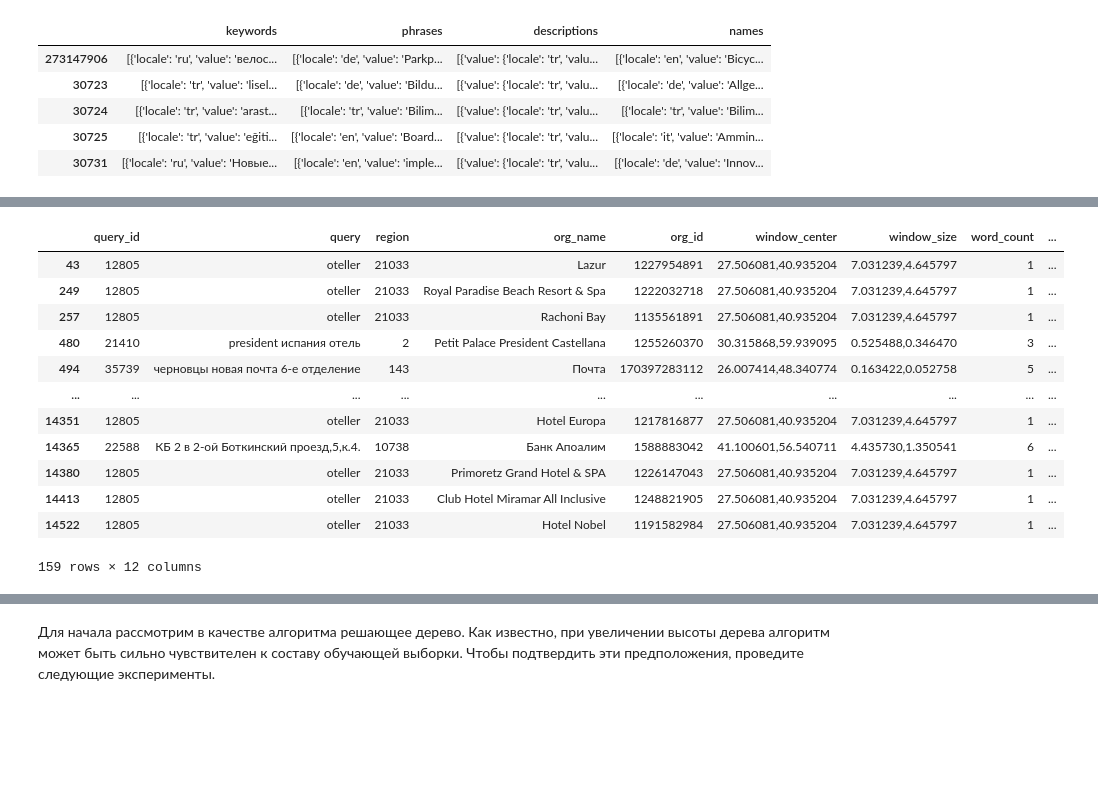
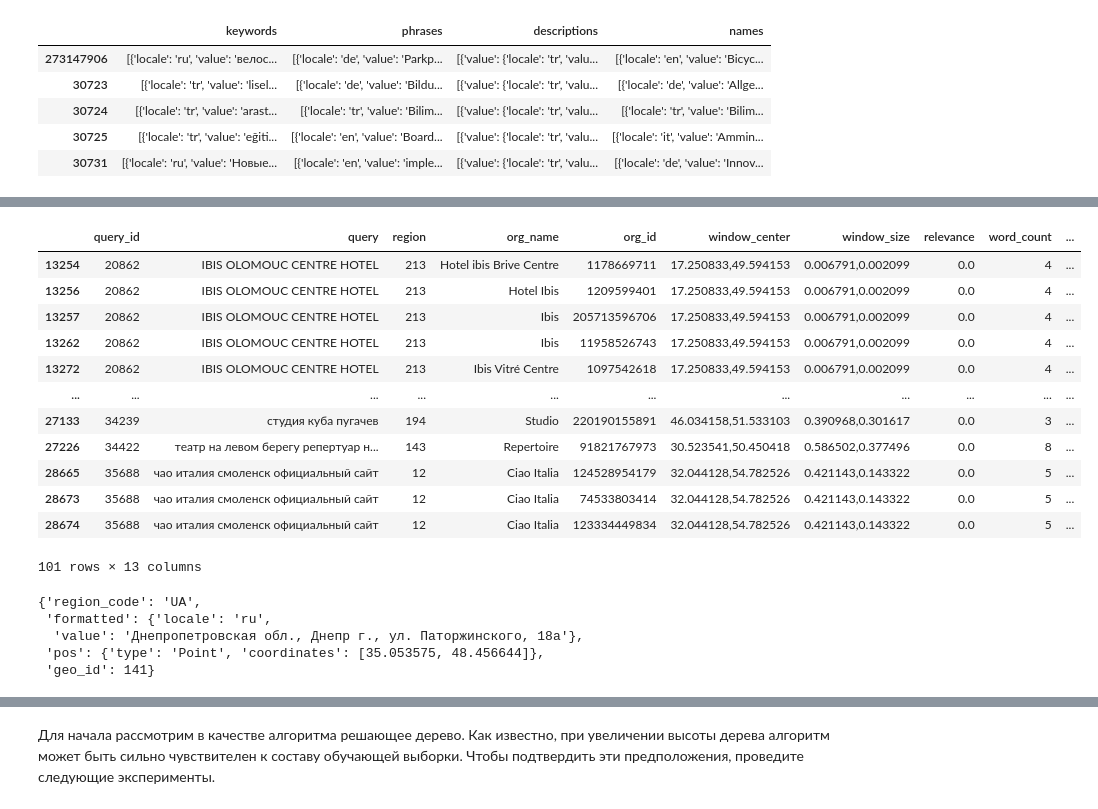
Before and after one commit to Mr-S-Mirzoev/Data-Science, a Jupyter notebook: ML-Tasks/lab03.ipynb, the cells around one changed output, grey strips where cells are left out. Saved outputs shown, nothing was run; the diff lists cells and outputs as text; code cells hidden in the pictures; blank space fills up the shorter version.

```diff
--- a/ML-Tasks/lab03.ipynb
+++ b/ML-Tasks/lab03.ipynb
@@ -239,6 +204,6 @@ from difflib import SequenceMatcher
 def similar(a, b):
     return SequenceMatcher(None, a, b).ratio()
 
-df_test["querry_and_result_similarity"] = np.vectorize(similar)(df_test["org_name"], df_test["query"])
-df_test
+df_train["querry_and_result_similarity"] = np.vectorize(similar)(df_train["org_name"], df_train["query"])
+df_train
 # %% [output]
@@ -258,4 +223,4 @@ df_test
 # %%
-df_test["org_json"] = np.vectorize(lambda x: test_org_info_df[x])(df_test["org_id"])
-df_test["org_json"][0]
+df_train["org_json"] = np.vectorize(lambda x: train_org_info_df[x])(df_train["org_id"])
+df_train["org_json"][0]
 # %% [output]
@@ -267,6 +232,6 @@ Name: 1249145086, dtype: object
 # %%
-df_test["region_code"] = np.vectorize(lambda x: x["address"]["region_code"])(df_test["org_json"])
-grouped = df_test[["org_name", "region_code"]].groupby('region_code').agg(['count'])["org_name"]
+df_train["region_code"] = np.vectorize(lambda x: x["address"]["region_code"])(df_train["org_json"])
+grouped = df_train[["org_name", "region_code"]].groupby('region_code').agg(['count'])["org_name"]
 grouped = grouped.sort_values('count', ascending=False)
 CATS_QUANTITY = 5
 top_cats = list(grouped.reset_index()["region_code"][:CATS_QUANTITY])
@@ -276,5 +241,5 @@ top_cats
 # %%
-top_cats_encoded = {top_cats[i] : 1 << i for i in range(CATS_QUANTITY)}
-REGION_CODE_ONE_HOT_DEFAULT = 1 << CATS_QUANTITY
+top_cats_encoded = {top_cats[i] : 1 << (i + 1) for i in range(CATS_QUANTITY)}
+REGION_CODE_ONE_HOT_DEFAULT = 1
 top_cats_encoded
 # %% [output]
@@ -282,17 +247,25 @@ top_cats_encoded
 # %%
-df_test["region_code_encoded"] = np.vectorize(lambda x: top_cats_encoded.setdefault(x, REGION_CODE_ONE_HOT_DEFAULT))(df_test["region_code"])
-df_test[df_test["region_code_encoded"]==1 << CATS_QUANTITY]
+df_train["region_code_encoded"] = np.vectorize(lambda x: top_cats_encoded.setdefault(x, REGION_CODE_ONE_HOT_DEFAULT))(df_train["region_code"])
+df_train[df_train["region_code_encoded"]==1 << CATS_QUANTITY]
 # %% [output]
-|  | query_id | query | region | org_name | org_id | window_center | window_size | word_count | ... |
-| 43 | 12805 | oteller | 21033 | Lazur | 1227954891 | 27.506081,40.935204 | 7.031239,4.645797 | 1 | ... |
-| 249 | 12805 | oteller | 21033 | Royal Paradise Beach Resort & Spa | 1222032718 | 27.506081,40.935204 | 7.031239,4.645797 | 1 | ... |
-| 257 | 12805 | oteller | 21033 | Rachoni Bay | 1135561891 | 27.506081,40.935204 | 7.031239,4.645797 | 1 | ... |
-| 480 | 21410 | president испания отель | 2 | Petit Palace President Castellana | 1255260370 | 30.315868,59.939095 | 0.525488,0.346470 | 3 | ... |
-| 494 | 35739 | черновцы новая почта 6-е отделение | 143 | Почта | 170397283112 | 26.007414,48.340774 | 0.163422,0.052758 | 5 | ... |
-| ... | ... | ... | ... | ... | ... | ... | ... | ... | ... |
-| 14351 | 12805 | oteller | 21033 | Hotel Europa | 1217816877 | 27.506081,40.935204 | 7.031239,4.645797 | 1 | ... |
-| 14365 | 22588 | КБ 2 в 2-ой Боткинский проезд,5,к.4. | 10738 | Банк Апоалим | 1588883042 | 41.100601,56.540711 | 4.435730,1.350541 | 6 | ... |
-| 14380 | 12805 | oteller | 21033 | Primoretz Grand Hotel & SPA | 1226147043 | 27.506081,40.935204 | 7.031239,4.645797 | 1 | ... |
-| 14413 | 12805 | oteller | 21033 | Club Hotel Miramar All Inclusive | 1248821905 | 27.506081,40.935204 | 7.031239,4.645797 | 1 | ... |
-| 14522 | 12805 | oteller | 21033 | Hotel Nobel | 1191582984 | 27.506081,40.935204 | 7.031239,4.645797 | 1 | ... |
+|  | query_id | query | region | org_name | org_id | window_center | window_size | relevance | word_count | ... |
+| 13254 | 20862 | IBIS OLOMOUC CENTRE HOTEL | 213 | Hotel ibis Brive Centre | 1178669711 | 17.250833,49.594153 | 0.006791,0.002099 | 0.0 | 4 | ... |
+| 13256 | 20862 | IBIS OLOMOUC CENTRE HOTEL | 213 | Hotel Ibis | 1209599401 | 17.250833,49.594153 | 0.006791,0.002099 | 0.0 | 4 | ... |
+| 13257 | 20862 | IBIS OLOMOUC CENTRE HOTEL | 213 | Ibis | 205713596706 | 17.250833,49.594153 | 0.006791,0.002099 | 0.0 | 4 | ... |
+| 13262 | 20862 | IBIS OLOMOUC CENTRE HOTEL | 213 | Ibis | 11958526743 | 17.250833,49.594153 | 0.006791,0.002099 | 0.0 | 4 | ... |
+| 13272 | 20862 | IBIS OLOMOUC CENTRE HOTEL | 213 | Ibis Vitré Centre | 1097542618 | 17.250833,49.594153 | 0.006791,0.002099 | 0.0 | 4 | ... |
+| ... | ... | ... | ... | ... | ... | ... | ... | ... | ... | ... |
+| 27133 | 34239 | студия куба пугачев | 194 | Studio | 220190155891 | 46.034158,51.533103 | 0.390968,0.301617 | 0.0 | 3 | ... |
+| 27226 | 34422 | театр на левом берегу репертуар н... | 143 | Repertoire | 91821767973 | 30.523541,50.450418 | 0.586502,0.377496 | 0.0 | 8 | ... |
+| 28665 | 35688 | чао италия смоленск официальный сайт | 12 | Ciao Italia | 124528954179 | 32.044128,54.782526 | 0.421143,0.143322 | 0.0 | 5 | ... |
+| 28673 | 35688 | чао италия смоленск официальный сайт | 12 | Ciao Italia | 74533803414 | 32.044128,54.782526 | 0.421143,0.143322 | 0.0 | 5 | ... |
+| 28674 | 35688 | чао италия смоленск официальный сайт | 12 | Ciao Italia | 123334449834 | 32.044128,54.782526 | 0.421143,0.143322 | 0.0 | 5 | ... |
-159 rows × 12 columns
+101 rows × 13 columns
+# %%
+df_train["org_json"][0]["address"]
+# %% [output]
+{'region_code': 'UA',
+ 'formatted': {'locale': 'ru',
+  'value': 'Днепропетровская обл., Днепр г., ул. Паторжинского, 18а'},
+ 'pos': {'type': 'Point', 'coordinates': [35.053575, 48.456644]},
+ 'geo_id': 141}
```
Also changed, not shown: parts of 17 cells of this notebook.
